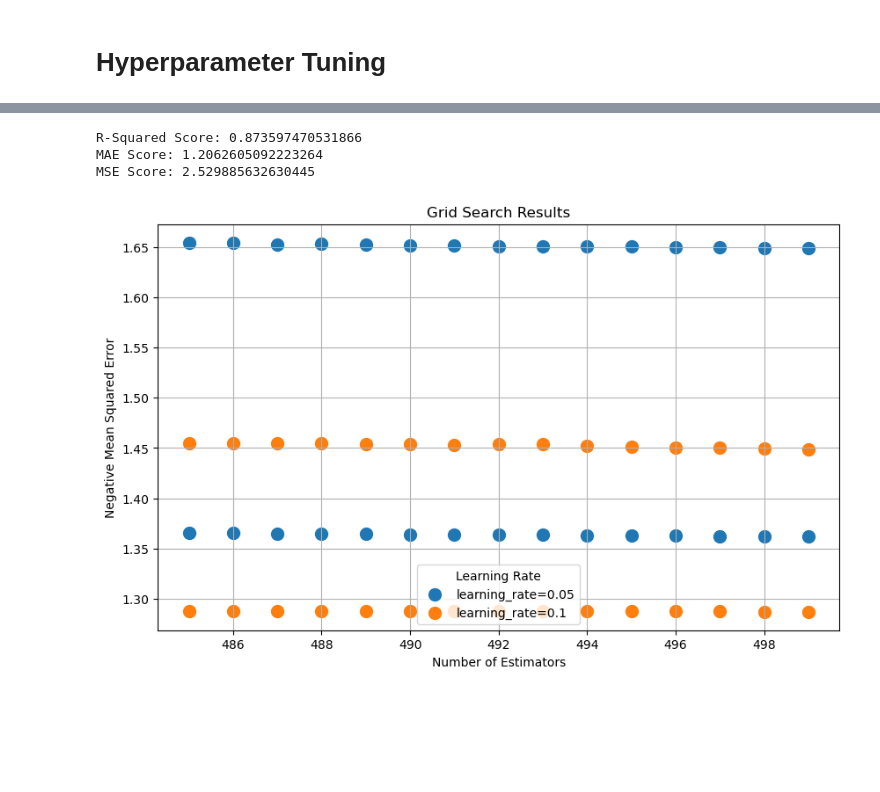
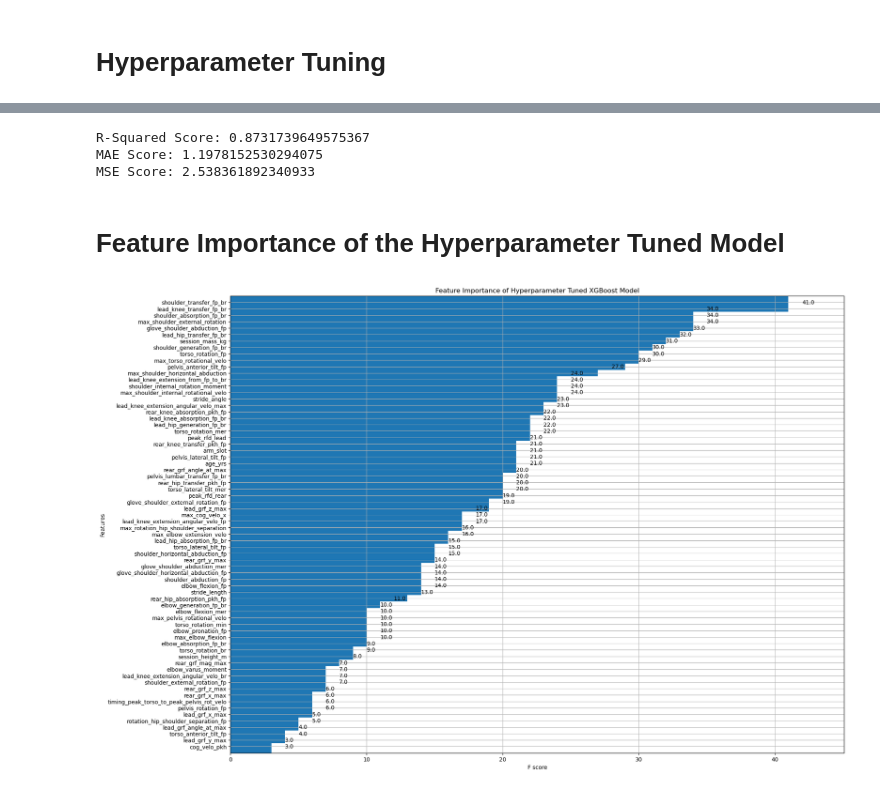
Before and after one commit to jisoawe/Biomech_Pitch_Velo_Prediction, a Jupyter notebook: Pitch Speed Prediction Model.ipynb, the cells around one changed output, grey strips where cells are left out. Drawn from its saved outputs; the diff is of its cells as text; code cells hidden in the pictures; blank space fills up the shorter version.

Commit message:
hyperparameter tuning

```diff
--- a/Pitch Speed Prediction Model.ipynb
+++ b/Pitch Speed Prediction Model.ipynb
@@ -333,0 +384,10 @@ X_test = X_test.drop(drop_cols, axis = 1)
+# %%
+model = XGBRegressor(**gs_xgb.best_params_)
+model.fit(X_train, y_train)
+pred1 = model.predict(X_test)
+
+scores = cross_val_score(model, X_test, y_test, cv = 10)
+
+print("R-Squared Score:", r2_score(y_test, pred1))
+print("MAE Score:", mean_absolute_error(y_test, pred1))
+print("MSE Score:", mean_squared_error(y_test, pred1))
@@ -335,15 +401,15 @@ X_test = X_test.drop(drop_cols, axis = 1)
 ## hyperparameter tuning
 model = XGBRegressor()
 
-params = {"n_estimators": range(485,500, 1), #between 400-500, {450, 475, 480, 495, 493}
-          "learning_rate" : [0.05, 0.1, 0.5], # 0.1
-          "max_depth" : [1, 24, 8, 16], #max_depth consistently 2
-          "reg_alpha" : [0, 5], # consistently 0
-          "reg_lambda": [0, 5], # consistently 0
+params = {"n_estimators": range(0,700, 100),
+          "learning_rate" : [0.1, 0.5],
+          "max_depth" : [1, 2],
+          "reg_alpha" : range(0, 5),
+          "reg_lambda": range(0,7),
           "objective": ["reg:squarederror"]}
 
 cv_xgb = GridSearchCV(estimator = model, param_grid = params,
-                      scoring = 'neg_mean_absolute_error', cv= 5, n_jobs = -1)
+                      scoring = 'neg_mean_absolute_error', cv = 5, n_jobs = -1)
 
 cv_xgb.fit(X_train, y_train)
 # %% [output]
@@ -377,32 +443,25 @@ cv_xgb.best_params_, cv_xgb.best_score_
 # %%
-model1 = XGBRegressor(**cv_xgb.best_params_)
-model1.fit(X_train, y_train)
-y_pred_XGB1 = model1.predict(X_test)
+model = XGBRegressor(**cv_xgb.best_params_)
+model.fit(X_train, y_train)
+y_pred_XGB1 = model.predict(X_test)
 
-scores = cross_val_score(model1, X_test, y_test, cv = 10)
+scores = cross_val_score(model, X_test, y_test, cv = 10)
 
 print("R-Squared Score:", r2_score(y_test, y_pred_XGB1))
 print("MAE Score:", mean_absolute_error(y_test, y_pred_XGB1))
 print("MSE Score:", mean_squared_error(y_test, y_pred_XGB1))
 # %% [output]
-R-Squared Score: 0.873597470531866
-MAE Score: 1.2062605092223264
-MSE Score: 2.529885632630445
+R-Squared Score: 0.8731739649575367
+MAE Score: 1.1978152530294075
+MSE Score: 2.538361892340933
-# %%
-results = pd.DataFrame(cv_xgb.cv_results_)
-
-plt.figure(figsize=(10, 6))
-
-# Create a scatter plot for each learning rate
-for lr in params['learning_rate']:
-    subset = results[results['param_learning_rate'] == lr]
-    plt.scatter(subset['param_n_estimators'], -subset['mean_test_score'], label=f'learning_rate={lr}', s=100)
-
-plt.xlabel('Number of Estimators')
-plt.ylabel('Negative Mean Squared Error')
-plt.title('Grid Search Results')
-plt.legend(title='Learning Rate')
-plt.grid(True)
-plt.show()
-# %% [output]
-[figure, removed]
+# %% [markdown]
+# Feature Importance of the Hyperparameter Tuned Model
+# %%
+model1 = XGBRegressor(**gs_xgb.best_params_)
+model1.fit(X_train, y_train)
+fig, ax = plt.subplots(ncols = 1, figsize = (20,15))
+
+plot_importance(model1, height = 3, ax = ax, title = 'Feature Importance of Hyperparameter Tuned XGBoost Model')
+plt.show()
+# %% [output]
+[figure, added]
```
Also changed, not shown: parts of 17 cells of this notebook.
